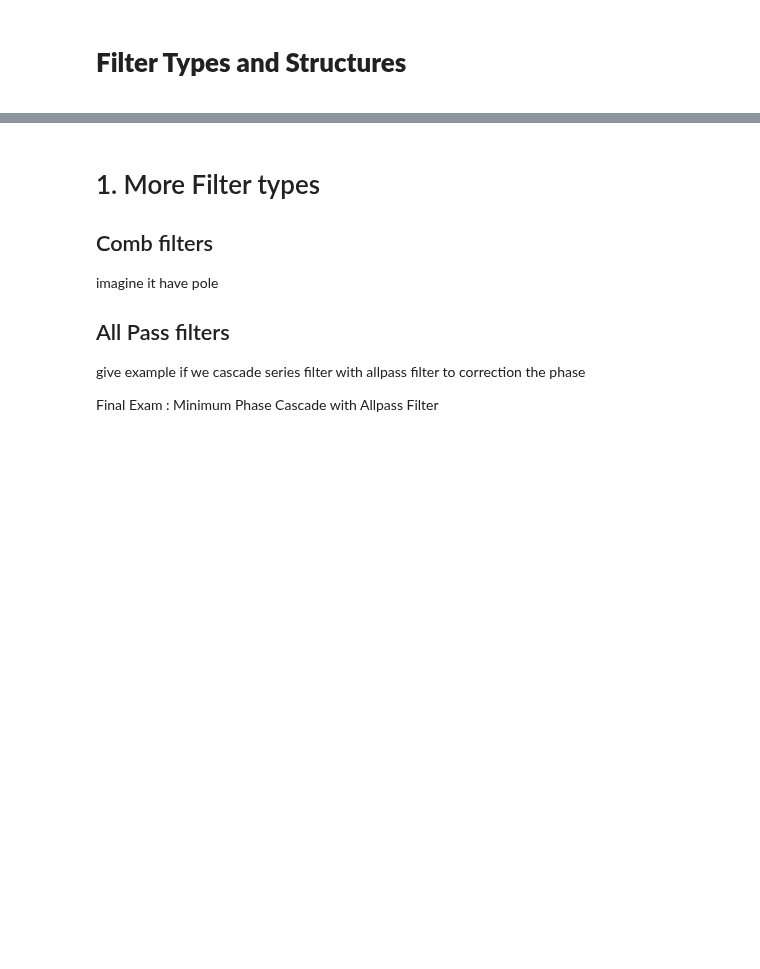
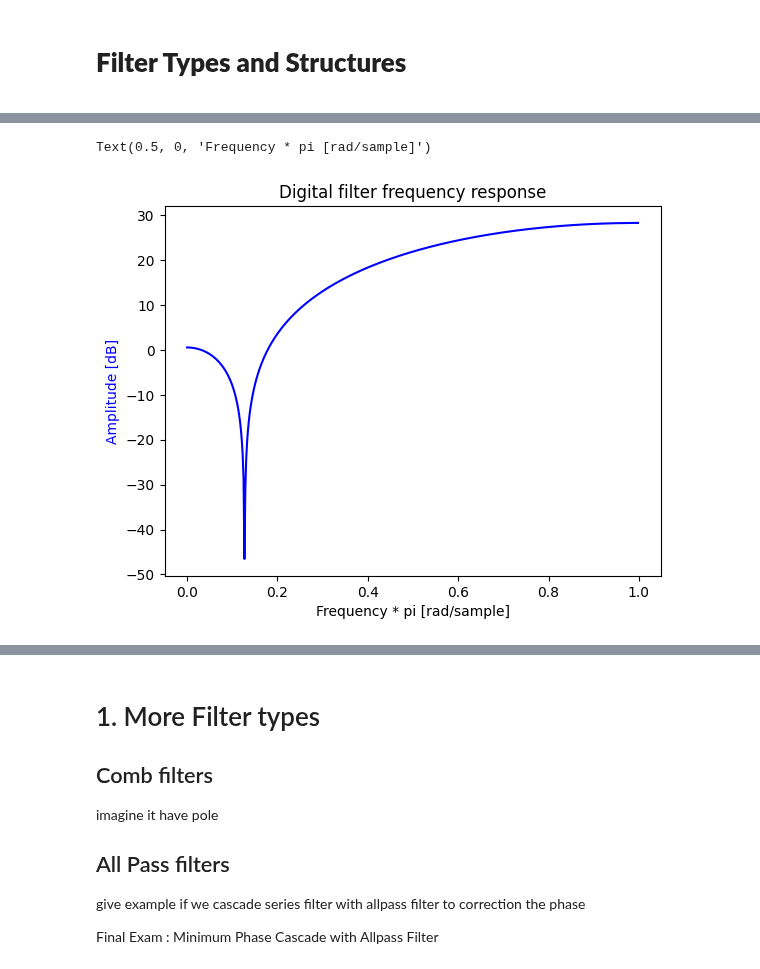
Before and after one commit to zharfanw/zhongshan_dsp_python, a Jupyter notebook: 12_FilterTypesAndStructures.ipynb, the cells around one changed output, grey strips where cells are left out. Saved outputs shown, nothing was run; the diff lists cells and outputs as text; code cells hidden in the pictures; blank space fills up the shorter version.

```diff
--- a/12_FilterTypesAndStructures.ipynb
+++ b/12_FilterTypesAndStructures.ipynb
@@ -4,0 +15,32 @@
+# %%
+# prompt: please create frequency response based on sequence h[n]={6.761,-12.456,6.761}
+
+from scipy import signal
+import numpy as np
+import matplotlib.pyplot as plt
+
+# Define the impulse response h[n]
+h_1 = [6.761, -12.456, 6.761]
+
+w, h = signal.freqz(h_1)
+w_label = w/np.pi
+
+import matplotlib.pyplot as plt
+fig, ax1 = plt.subplots()
+ax1.set_title('Digital filter frequency response')
+
+ax1.plot(w_label, 20 * np.log10(abs(h)), 'b')
+ax1.set_ylabel('Amplitude [dB]', color='b')
+ax1.set_xlabel('Frequency * pi [rad/sample]')
+
+
+# ax2 = ax1.twinx()
+# angles = np.unwrap(np.angle(h))
+# ax2.plot(w_label, angles, 'g')
+# ax2.set_ylabel('Angle (radians)', color='g')
+# ax2.grid(True)
+# ax2.axis('tight')
+# plt.show()
+# %% [output]
+Text(0.5, 0, 'Frequency * pi [rad/sample]')
+[figure, added]
```
Also changed, not shown: parts of 5 cells of this notebook.
